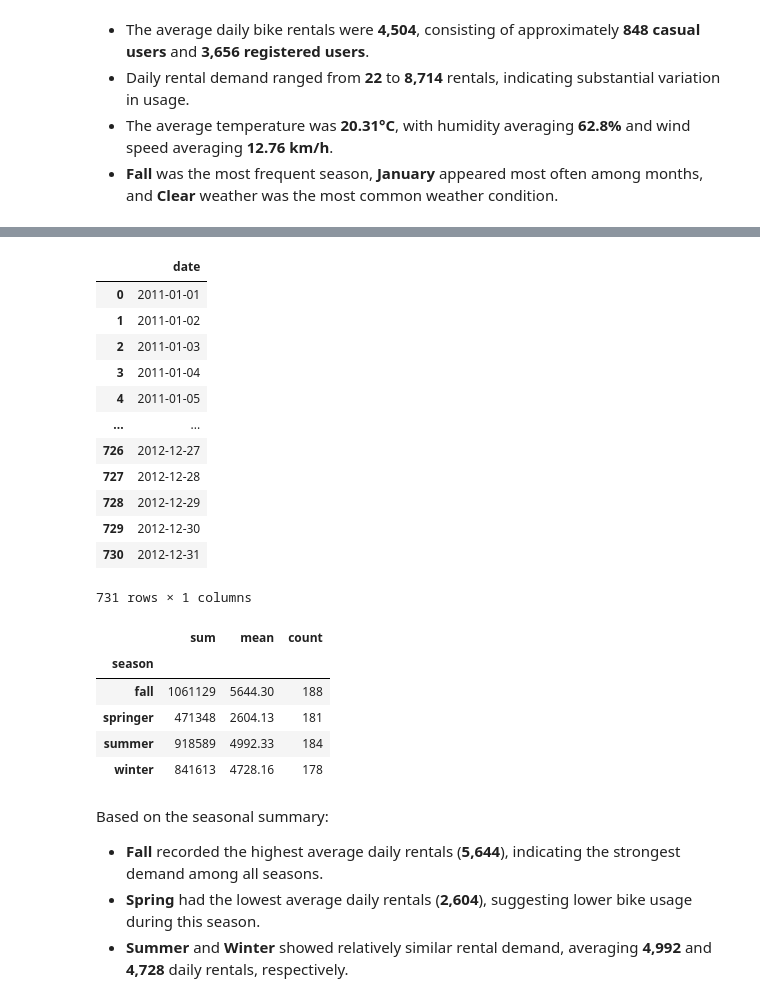
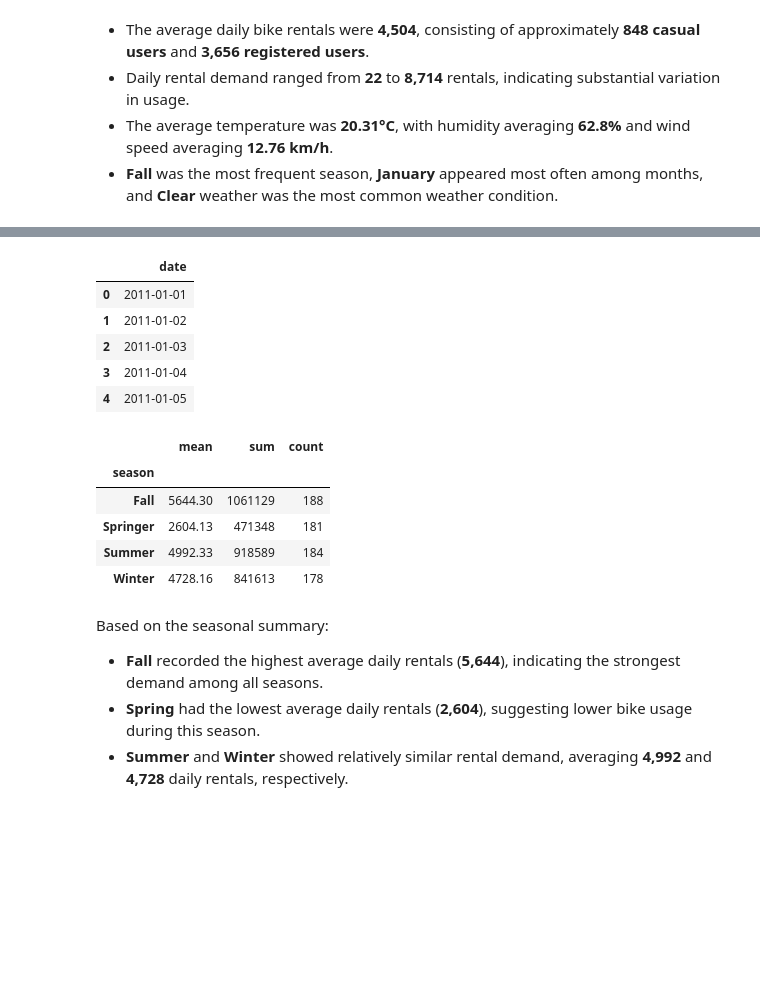
Before and after one commit to muchammadwr/bike-sharing-analytics, a Jupyter notebook: notebook.ipynb, the cells around one changed output, grey strips where cells are left out. Cells and saved outputs as stored; diff of their text form; code cells hidden in the pictures; blank space fills up the shorter version.

```diff
--- a/notebook.ipynb
+++ b/notebook.ipynb
@@ -445,7 +460,7 @@ daily_df.rename(columns=daily_columns, inplace=True)
 daily_df["date"] = pd.to_datetime(daily_df["date"])
 # %%
 # Categorical season column
-season = {1: "springer", 2: "summer", 3: "fall", 4: "winter"}
+season = {1: "Springer", 2: "Summer", 3: "Fall", 4: "Winter"}
 
 daily_df["season"] = daily_df["season"].replace(season)
 # %%
@@ -572,31 +580,24 @@ daily_df[num]
 # %%
 # datetype column values
 num = daily_df.select_dtypes(include=["datetime"]).columns.tolist()
-daily_df[num]
+daily_df[num].head()
 # %% [output]
 |  | date |
 | 0 | 2011-01-01 |
 | 1 | 2011-01-02 |
 | 2 | 2011-01-03 |
 | 3 | 2011-01-04 |
 | 4 | 2011-01-05 |
-| ... | ... |
-| 726 | 2012-12-27 |
-| 727 | 2012-12-28 |
-| 728 | 2012-12-29 |
-| 729 | 2012-12-30 |
-| 730 | 2012-12-31 |
-731 rows × 1 columns
 # %%
 # Rented by season
 daily_df.groupby("season")["count"].agg({"sum", "mean", "count"}).round(2)
 # %% [output]
-|  | sum | mean | count |
+|  | mean | sum | count |
 | season |  |  |  |
-| fall | 1061129 | 5644.30 | 188 |
-| springer | 471348 | 2604.13 | 181 |
-| summer | 918589 | 4992.33 | 184 |
-| winter | 841613 | 4728.16 | 178 |
+| Fall | 5644.30 | 1061129 | 188 |
+| Springer | 2604.13 | 471348 | 181 |
+| Summer | 4992.33 | 918589 | 184 |
+| Winter | 4728.16 | 841613 | 178 |
 # %% [markdown]
 Based on the seasonal summary:
 
```
Also changed, not shown: parts of 85 cells of this notebook, 1 other file.
